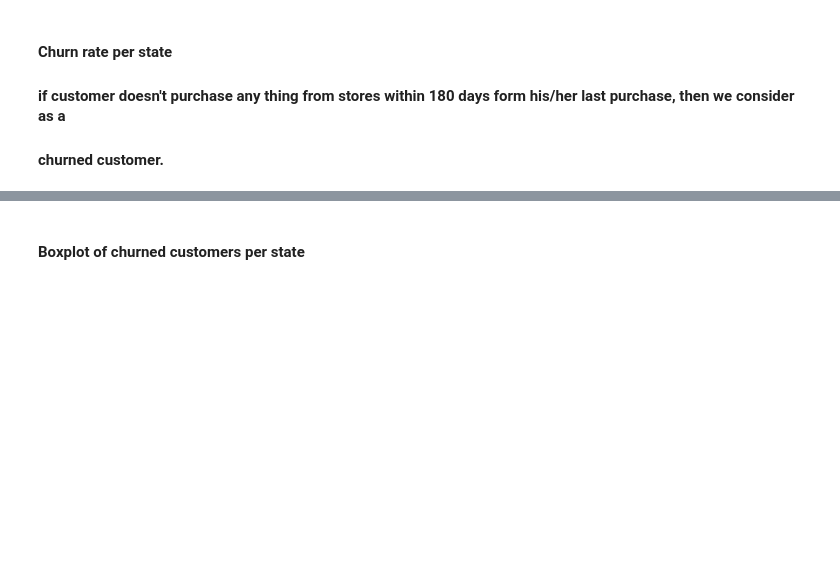
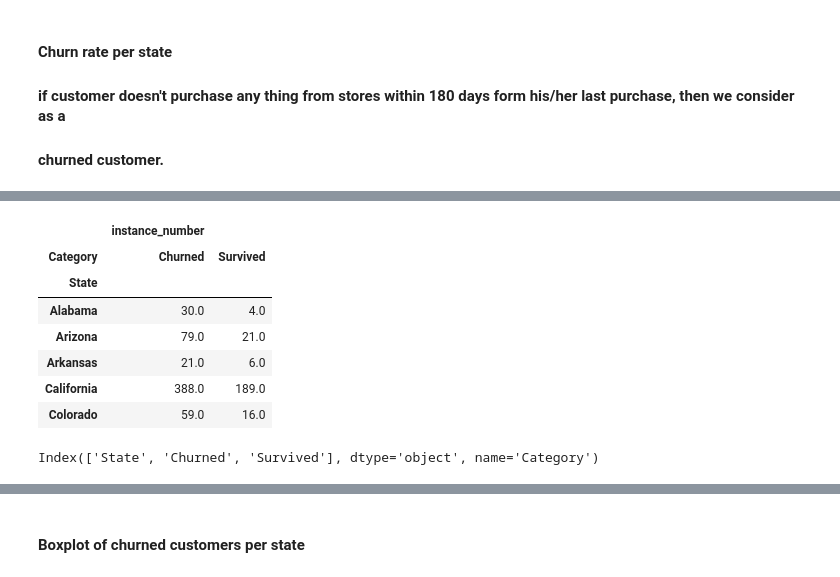
Before and after one commit to Parag1364/churn-analysis-2022-05, a Jupyter notebook: UpSuper_Store.ipynb, the cells around one changed output, grey strips where cells are left out. Drawn from its saved outputs; the diff is of its cells as text; code cells hidden in the pictures; blank space fills up the shorter version.

```diff
--- a/UpSuper_Store.ipynb
+++ b/UpSuper_Store.ipynb
@@ -76,3 +167,13 @@ churn_rate_df
 # %%
-churn_rate_df = churn_rate_df.pivot(columns='Category',values = ['days_from_lastpurchase'],index='State').fillna(0)
-churn_rate_df
+
+churn_rate_df = churn_rate_df.pivot_table(columns=['Category'],values = ['instance_number'],index='State', dropna=False).fillna(0)
+churn_rate_df.head(5)
+# %% [output]
+|  | instance_number |  |
+| Category | Churned | Survived |
+| State |  |  |
+| Alabama | 30.0 | 4.0 |
+| Arizona | 79.0 | 21.0 |
+| Arkansas | 21.0 | 6.0 |
+| California | 388.0 | 189.0 |
+| Colorado | 59.0 | 16.0 |
@@ -81,3 +186,7 @@ churn_rate_df = churn_rate_df['days_from_lastpurchase'].reset_index()
+# %%
+churn_rate_df.columns
+# %% [output]
+Index(['State', 'Churned', 'Survived'], dtype='object', name='Category')
 # %%
 churn_rate_df['churn_rate'] = (round((churn_rate_df['Churned'] *100) / (churn_rate_df['Churned'] +
                                                                         churn_rate_df['Survived']),0))
```
Also changed, not shown: parts of 23 cells of this notebook.
